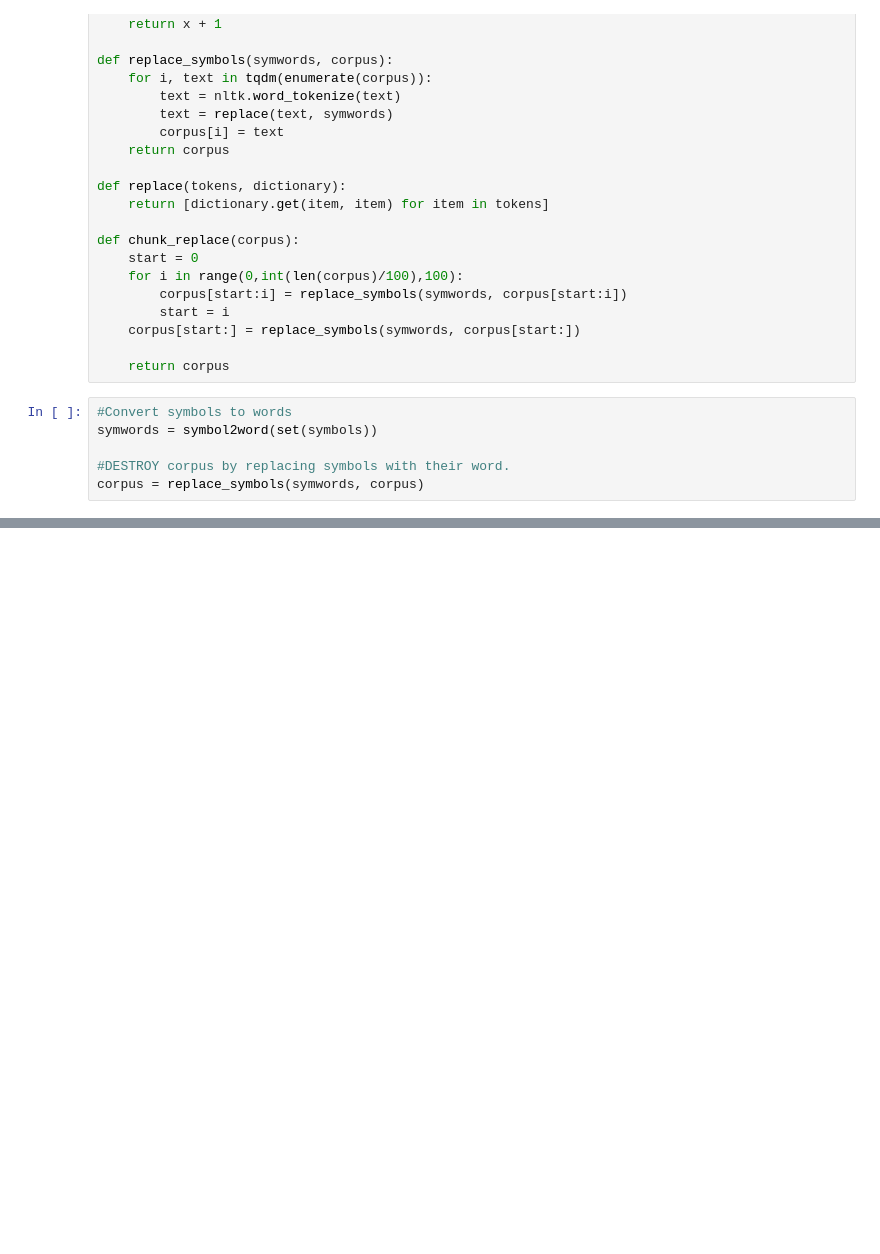
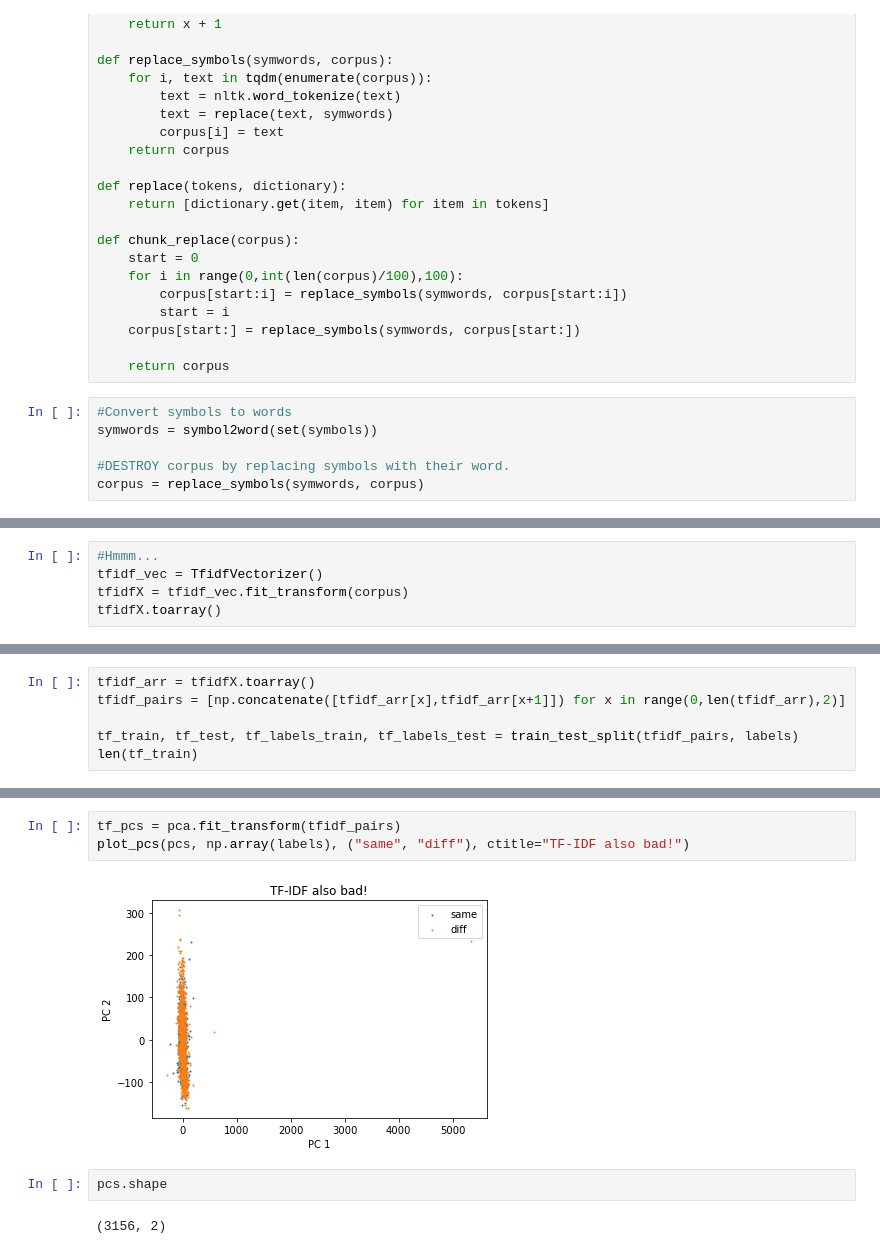
Before and after one commit to kroglkt/LP2, a Jupyter notebook: WordFrequency.ipynb, the cells around one changed output, grey strips where cells are left out. Saved outputs shown, nothing was run; the diff lists cells and outputs as text; blank space fills up the shorter version.

```diff
--- a/WordFrequency.ipynb
+++ b/WordFrequency.ipynb
@@ -202,0 +289,5 @@ str
+# %%
+#Hmmm...
+tfidf_vec = TfidfVectorizer()
+tfidfX = tfidf_vec.fit_transform(corpus)
+tfidfX.toarray()
@@ -202,0 +321,6 @@ str
+# %%
+tfidf_arr = tfidfX.toarray()
+tfidf_pairs = [np.concatenate([tfidf_arr[x],tfidf_arr[x+1]]) for x in range(0,len(tfidf_arr),2)]
+
+tf_train, tf_test, tf_labels_train, tf_labels_test = train_test_split(tfidf_pairs, labels)
+len(tf_train)
@@ -202,0 +390,9 @@ str
+# %%
+tf_pcs = pca.fit_transform(tfidf_pairs)
+plot_pcs(pcs, np.array(labels), ("same", "diff"), ctitle="TF-IDF also bad!")
+# %% [output]
+[figure, added]
+# %%
+pcs.shape
+# %% [output]
+(3156, 2)
```
Also changed, not shown: parts of 31 cells of this notebook, 2 other files.
